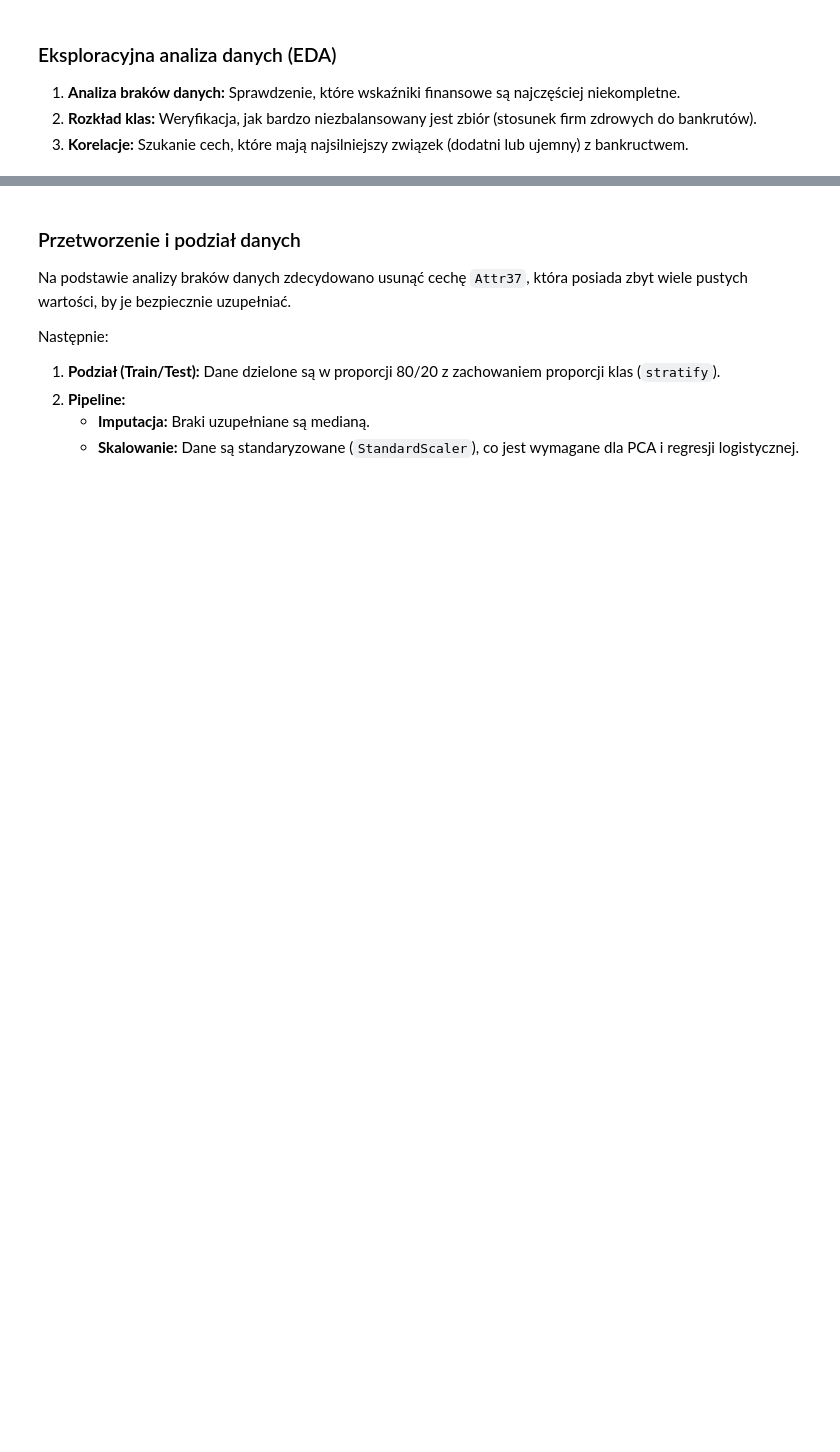
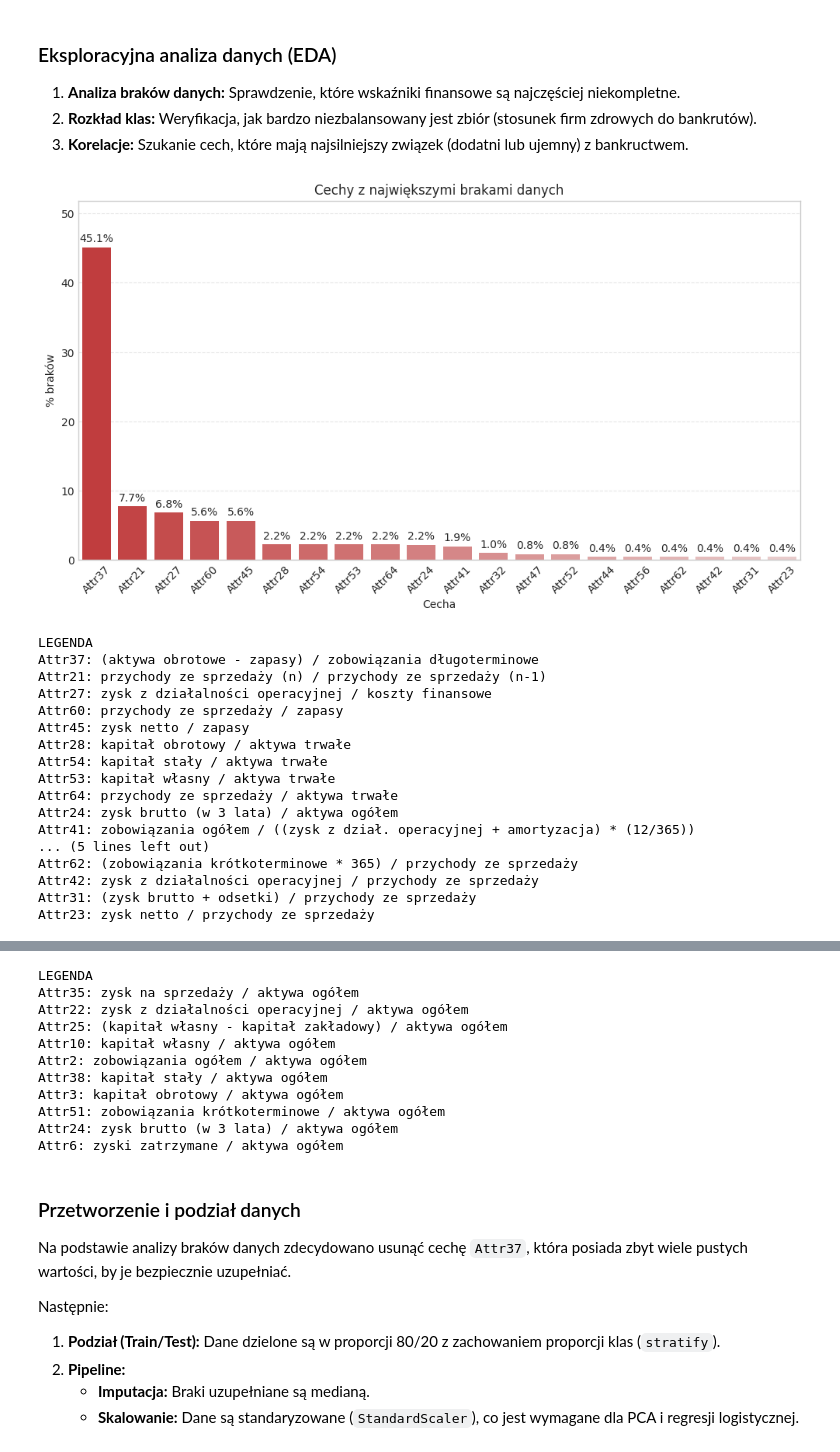
Before and after one commit to scbpls/polish-bankruptcy-prediction, a Jupyter notebook: main.ipynb, the cells around one changed output, grey strips where cells are left out. Cells and saved outputs as stored; diff of their text form; code cells hidden in the pictures; blank space fills up the shorter version.

Commit message:
Update visualizations

```diff
--- a/main.ipynb
+++ b/main.ipynb
@@ -35,7 +35,7 @@ from sklearn.metrics import (
 )
 from xgboost import XGBClassifier
 
-from attributes import attributes_pl
+from utils.attributes import attributes_pl
 
 # Ustawienia wyświetlania
 pd.set_option("display.max_columns", None)
@@ -44,6 +44,35 @@ plt.style.use("seaborn-v0_8-whitegrid")
 # Ustawienia kolorów
 COLOR_HEALTHY = "#1f77b4"
 COLOR_BANKRUPT = "#d62728"
+BINARY_PALETTE = [COLOR_HEALTHY, COLOR_BANKRUPT]
+PALETTE_DICT = {"Zdrowa": COLOR_HEALTHY, "Bankrut": COLOR_BANKRUPT}
+CMAP_DIVERGING = mcolors.LinearSegmentedColormap.from_list(
+    "CustomRdBu", [COLOR_HEALTHY, "white", COLOR_BANKRUPT]
+)
+CMAP_CONFUSION = sns.light_palette(COLOR_HEALTHY, as_cmap=True)
+CMAP_IMPORTANCE = sns.light_palette(COLOR_HEALTHY, n_colors=10, reverse=True)
 
 YEAR_TO_ANALYZE = 3  # od 1 do 5
 print(f"Analizowany rok: {YEAR_TO_ANALYZE}")
+
+# Import słownika
+try:
+    from utils.attributes import attributes_pl
+except ImportError:
+    attributes_pl = {}
+
+# Załadowanie zmiennych środowiskowych
+load_dotenv()
+
+# Zalogowanie do WandB
+api_key = os.getenv("WANDB_API_KEY")
+
+if not api_key:
+    print("UWAGA: Nie znaleziono WANDB_API_KEY")
+
+try:
+    print("Logowanie do WandB...")
+    wandb.login(key=api_key)
+    print("Zalogowano pomyślnie")
+except Exception as e:
+    print(f"BŁĄD: Nieudana próba logowania do WandB: {e}")
@@ -87,13 +134,6 @@ except FileNotFoundError:
 2.  **Rozkład klas:** Weryfikacja, jak bardzo niezbalansowany jest zbiór (stosunek firm zdrowych do bankrutów).
 3.  **Korelacje:** Szukanie cech, które mają najsilniejszy związek (dodatni lub ujemny) z bankructwem.
 # %%
-# Ustawienia kolorów
-BINARY_PALETTE = [COLOR_HEALTHY, COLOR_BANKRUPT]
-
-cmap_diverging = mcolors.LinearSegmentedColormap.from_list(
-    "CustomRdBu", [COLOR_HEALTHY, "white", COLOR_BANKRUPT]
-)
-
 # 1. ANALIZA BRAKÓW DANYCH
 missing = df.isnull().sum() / len(df) * 100
 missing = missing[missing > 0].sort_values(ascending=False)
@@ -171,32 +211,51 @@ if "class" in top_corr_names:
 plt.figure(figsize=(10, 6))
 
 corr_values = correlations[top_corr_names].values
 norm = plt.Normalize(corr_values.min(), corr_values.max())
-colors = cmap_diverging(norm(corr_values))
+colors = CMAP_DIVERGING(norm(corr_values))
 
 ax = sns.barplot(
     x=corr_values,
     y=top_corr_names,
     hue=corr_values,
     legend=False,
-    palette=cmap_diverging,
+    palette=CMAP_DIVERGING,
 )
 
 for container in ax.containers:
     ax.bar_label(container, fmt="%.2f", padding=3)
 
 plt.title("Cechy najsilniej skorelowane z bankructwem")
 plt.xlabel("Współczynnik korelacji (Pearson)")
 plt.grid(axis="x", linestyle="--", alpha=0.5)
 
 min_val = corr_values.min()
 max_val = corr_values.max()
 padding = max(abs(min_val), abs(max_val)) * 0.2
 
 plt.xlim(min_val - padding, max_val + padding)
 
 plt.show()
 
 print("LEGENDA")
 for attr in top_corr_names:
     print(f"{attr}: {attributes_pl.get(attr, 'Brak opisu')}")
+# %% [output]
+[figure, added]
+LEGENDA
+Attr37: (aktywa obrotowe - zapasy) / zobowiązania długoterminowe
+Attr21: przychody ze sprzedaży (n) / przychody ze sprzedaży (n-1)
+Attr27: zysk z działalności operacyjnej / koszty finansowe
+Attr60: przychody ze sprzedaży / zapasy
+Attr45: zysk netto / zapasy
+Attr28: kapitał obrotowy / aktywa trwałe
+Attr54: kapitał stały / aktywa trwałe
+Attr53: kapitał własny / aktywa trwałe
+Attr64: przychody ze sprzedaży / aktywa trwałe
+Attr24: zysk brutto (w 3 lata) / aktywa ogółem
+Attr41: zobowiązania ogółem / ((zysk z dział. operacyjnej + amortyzacja) * (12/365))
+... (5 lines left out)
+Attr62: (zobowiązania krótkoterminowe * 365) / przychody ze sprzedaży
+Attr42: zysk z działalności operacyjnej / przychody ze sprzedaży
+Attr31: (zysk brutto + odsetki) / przychody ze sprzedaży
+Attr23: zysk netto / przychody ze sprzedaży
@@ -203,3 +264,14 @@ for attr in top_corr_names:
+LEGENDA
+Attr35: zysk na sprzedaży / aktywa ogółem
+Attr22: zysk z działalności operacyjnej / aktywa ogółem
+Attr25: (kapitał własny - kapitał zakładowy) / aktywa ogółem
+Attr10: kapitał własny / aktywa ogółem
+Attr2: zobowiązania ogółem / aktywa ogółem
+Attr38: kapitał stały / aktywa ogółem
+Attr3: kapitał obrotowy / aktywa ogółem
+Attr51: zobowiązania krótkoterminowe / aktywa ogółem
+Attr24: zysk brutto (w 3 lata) / aktywa ogółem
+Attr6: zyski zatrzymane / aktywa ogółem
 # %% [markdown]
 ### Przetworzenie i podział danych
 
```
Also changed, not shown: parts of 14 cells of this notebook, 1 other file.
